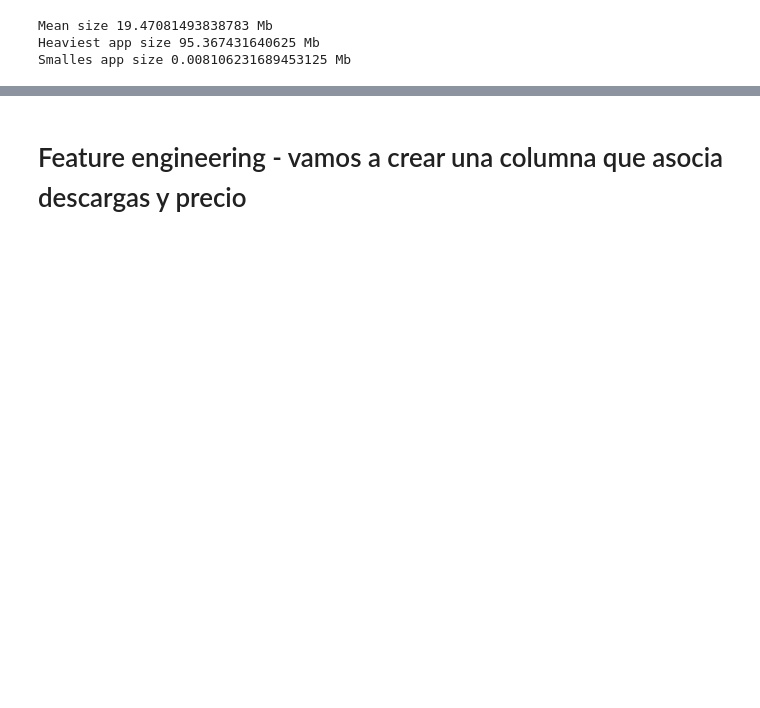
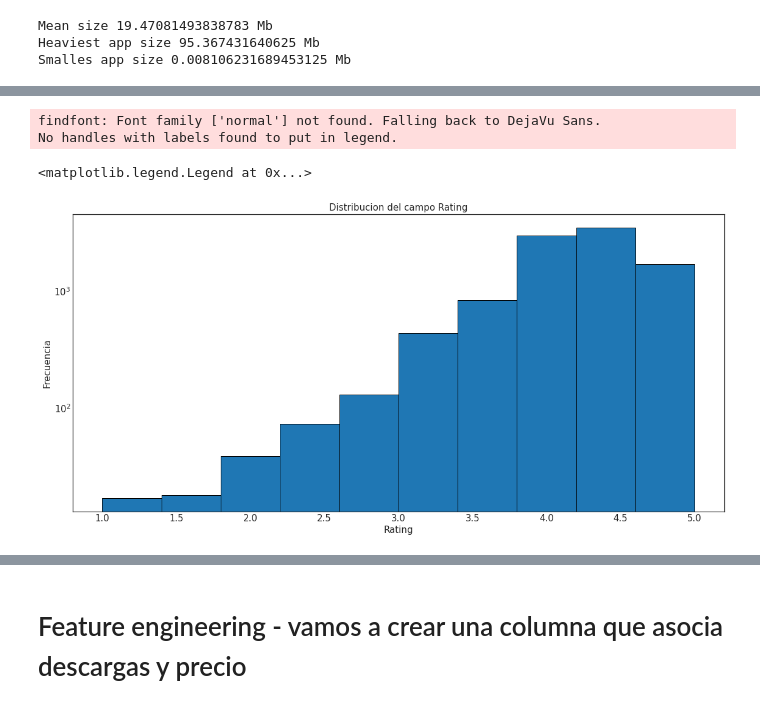
Before and after one commit to joseemaro/bdm_EvaluatingGoogleApps, a Jupyter notebook: tpfinal_pre.ipynb, the cells around one changed output, grey strips where cells are left out. Cells and saved outputs as stored; diff of their text form; code cells hidden in the pictures; blank space fills up the shorter version.

```diff
--- a/tpfinal_pre.ipynb
+++ b/tpfinal_pre.ipynb
@@ -167,11 +287,22 @@ plt.show()
 # %%
 #vamos a observar la distribucion de la variable rating con un histograma
 fig = plt.figure(figsize=(16,8))
+font = {'family' : 'normal',
+        'weight' : 'normal',
+        'size'   : 15}
+
+plt.rc('font', **font)
 plt.hist(df2['Rating'],edgecolor = 'black', log=True)
 plt.title("Distribucion del campo Rating", fontsize=15)
 plt.xlabel('Rating', fontsize=15)
+plt.ylabel('Frecuencia', fontsize=15)
 plt.tight_layout()
 plt.legend()
+# %% [output]
+findfont: Font family ['normal'] not found. Falling back to DejaVu Sans.
+No handles with labels found to put in legend.
+<matplotlib.legend.Legend at 0x...>
+[figure, added]
 # %%
 #tambien vamos a observar la distribucion de los precios
 fig = plt.figure(figsize=(16,8))
```
Also changed, not shown: parts of 20 cells of this notebook.
